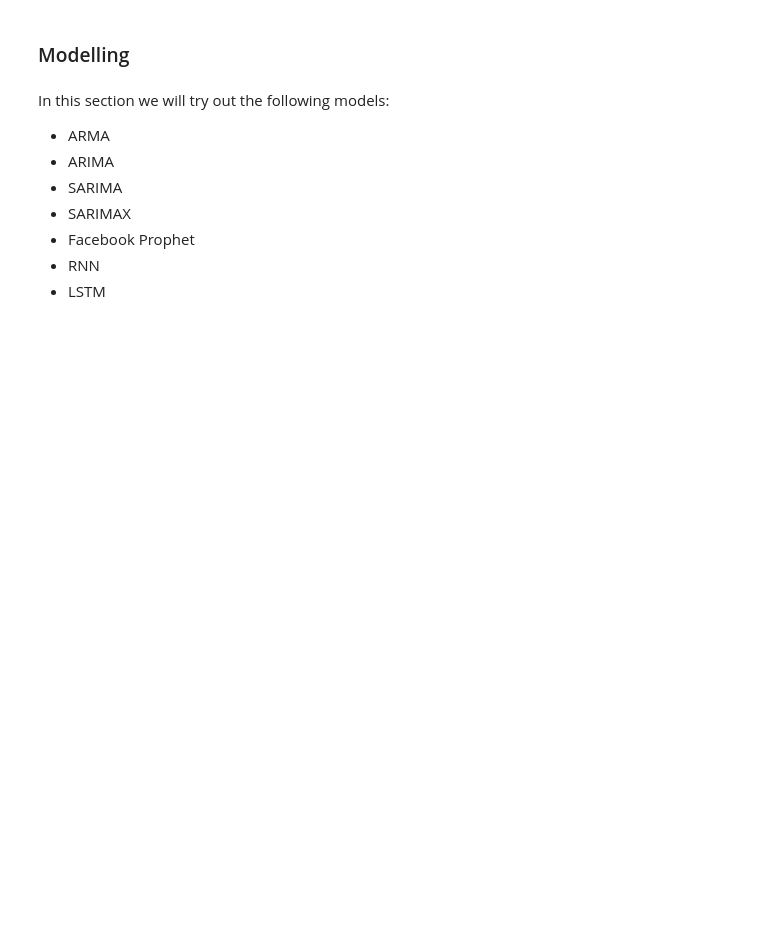
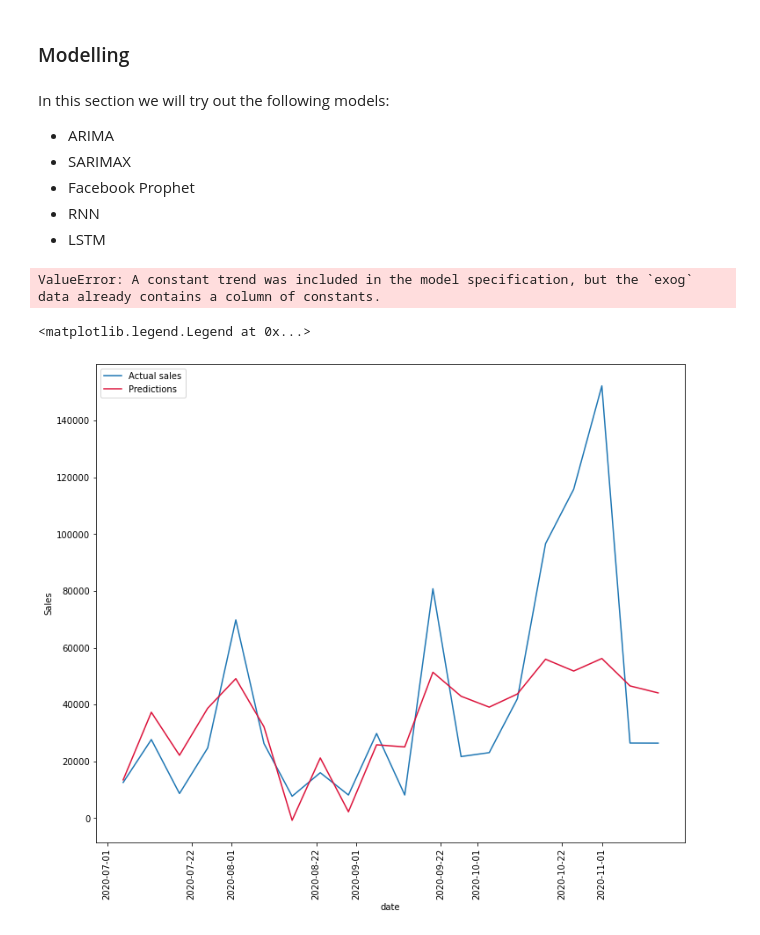
Before and after one commit to felix-n12/Retail-Forecasting, a Jupyter notebook: retail_forecasting.ipynb, the cells around one changed output. Saved outputs shown, nothing was run; the diff lists cells and outputs as text; code cells hidden in the pictures; blank space fills up the shorter version.

Commit message:
Starting modelling

```diff
--- a/retail_forecasting.ipynb
+++ b/retail_forecasting.ipynb
@@ -834,10 +899,58 @@ def stationarity_check():
 ### Modelling
 # %% [markdown]
 In this section we will try out the following models:
- * ARMA
  * ARIMA
- * SARIMA
  * SARIMAX
  * Facebook Prophet
  * RNN
  * LSTM
+# %%
+#import ARIMA model
+from statsmodels.tsa.arima.model import ARIMA
+from sklearn.metrics import mean_squared_error, mean_absolute_error, r2_score
+import numpy as np
+#creating a list of products
+products=['SKU1','SKU2','SKU3','SKU4','SKU5','SKU6']
+#creating the mean squared error,residual sum of squares error
+mse=[]
+mae=[]
+r2_list=[]
+
+for product in products:
+    pro_train=train_set.loc[train_set['Product']==product].set_index('date')
+    pro_test=test_set.loc[test_set['Product']==product].set_index('date')
+    model=ARIMA(pro_train['Sales'],order=(1,0,0),exog=pro_train[['Price Discount (%)','Google_Mobility','Covid_Flag','VALENTINES','EASTER','CHRISTMAS']],trend=None).fit()
+    #lets predict using the model
+    sales_pred=model.forecast(steps=len(pro_test),exog=pro_test[['Price Discount (%)','Google_Mobility','Covid_Flag','VALENTINES','EASTER','CHRISTMAS']],trend=None)
+    #lets plot the actual data and the forecasts
+    fig,ax=plt.subplots(figsize=(12,10))
+    sns.lineplot(y=pro_test['Sales'],x=pro_test.index,ax=ax,label='Actual sales')
+    sns.lineplot(y=sales_pred,x=pro_test.index,ax=ax,color='crimson',label='Predictions')
+    plt.title(f'Prediction of Sales of product {product}')
+    plt.xticks(rotation=90)
+    plt.legend()
+    #lets evaluate the model
+    #calculating the mean_squared_error
+    mean_s_e=mean_squared_error(pro_test['Sales'],sales_pred)
+    mse.append(mean_s_e)
+    #calculating the mean_absolute_error
+    mean_a_e=mean_absolute_error(pro_test['Sales'],sales_pred)
+    mae.append(mean_a_e)
+    #calculating the explained variance
+    r2=r2_score(pro_test['Sales'],sales_pred)
+    r2_list.append(r2)
+    print(f'{product} \n The mean squared error is {mean_s_e} \n The mean absolute error is {mean_a_e} \n')
+print(f'The average mean_squared_error for all the products is {np.mean(mse)} \n The average mean absolute error for all the products is {np.mean(mae)}')
+# %% [output]
+ValueError: A constant trend was included in the model specification, but the `exog` data already contains a column of constants.
+# %%
+
+fig,ax=plt.subplots(figsize=(12,10))
+sns.lineplot(y=pro_test['Sales'],x=pro_test.index,ax=ax,label='Actual sales')
+sns.lineplot(y=sales_pred,x=pro_test.index,ax=ax,color='crimson',label='Predictions')
+plt.title()
+plt.xticks(rotation=90)
+plt.legend()
+# %% [output]
+<matplotlib.legend.Legend at 0x...>
+[figure, added]
```
Also changed, not shown: parts of 12 cells of this notebook.
